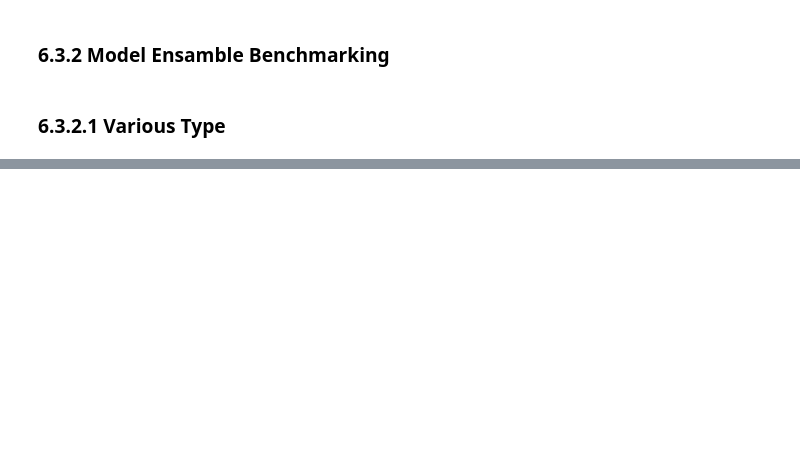
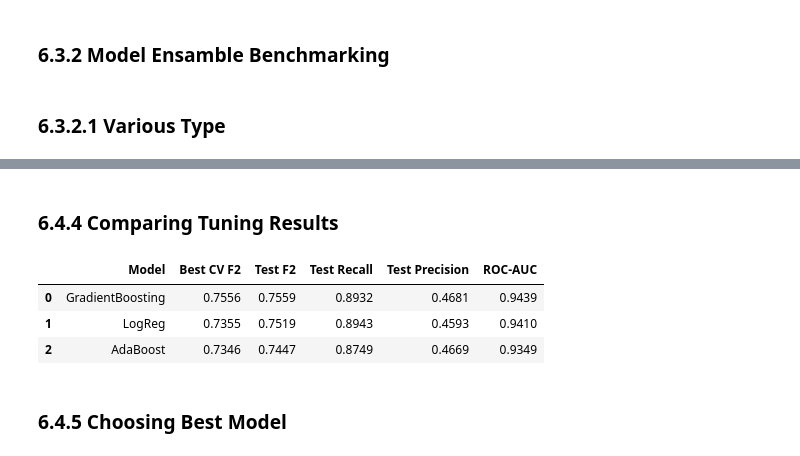
Before and after one commit to haneandreanu/bank-marketing, a Jupyter notebook: notebook/bank-marketing-analysis.ipynb, the cells around one changed output, grey strips where cells are left out. Cells and saved outputs as stored; diff of their text form; code cells hidden in the pictures; blank space fills up the shorter version.

Commit message:
Did some Hyperparameter Tuning

```diff
--- a/notebook/bank-marketing-analysis.ipynb
+++ b/notebook/bank-marketing-analysis.ipynb
@@ -1054,0 +1267,19 @@ benchmark_various
+# %%
+base_logreg = make_pipeline(LogisticRegression(random_state=RANDOM_STATE, class_weight="balanced"))
+base_logreg.fit(x_train, y_train)
+
+tuned_logreg.fit(x_train, y_train)
+
+# Before
+y_train_pred = base_logreg.predict(x_train)
+y_test_pred  = base_logreg.predict(x_test)
+print("Base Logistic Regression")
+print(f"  Train F2 : {fbeta_score(y_train, y_train_pred, beta=2):.4f}")
+print(f"  Test  F2 : {fbeta_score(y_test,  y_test_pred,  beta=2):.4f}")
+
+# After
+y_train_pred = tuned_logreg.predict(x_train)
+y_test_pred  = tuned_logreg.predict(x_test)
+print("\nTuned Logistic Regression")
+print(f"  Train F2 : {fbeta_score(y_train, y_train_pred, beta=2):.4f}")
+print(f"  Test  F2 : {fbeta_score(y_test,  y_test_pred,  beta=2):.4f}")
@@ -1054,0 +1294,40 @@ benchmark_various
+# %% [markdown]
+### **6.4.4 Comparing Tuning Results**
+# %%
+tuning_rows = []
+
+# Preprocess x_test dulu for model that doesn't have full pipeline
+preprocessor = tuned_gb.named_steps['preprocessor']
+x_test_processed = preprocessor.transform(x_test)
+
+for name, tuned_model, cv_score in [
+    ("GradientBoosting", tuned_gb,     gb_cv_score),
+    ("AdaBoost",         tuned_ada,    ada_cv_score),
+    ("LogReg",           tuned_logreg, lr_cv_score),
+]:
+    # GB punya full pipeline, Ada dan LR tidak
+    if hasattr(tuned_model, 'named_steps'):
+        y_pred  = tuned_model.predict(x_test)
+        y_proba = tuned_model.predict_proba(x_test)[:, 1]
+    else:
+        y_pred  = tuned_model.predict(x_test_processed)
+        y_proba = tuned_model.predict_proba(x_test_processed)[:, 1]
+
+    tuning_rows.append({
+        "Model"         : name,
+        "Best CV F2"    : round(cv_score, 4),
+        "Test F2"       : round(fbeta_score(y_test, y_pred, beta=2), 4),
+        "Test Recall"   : round(recall_score(y_test, y_pred), 4),
+        "Test Precision": round(precision_score(y_test, y_pred), 4),
+        "ROC-AUC"       : round(roc_auc_score(y_test, y_proba), 4),
+    })
+
+tuning_df = pd.DataFrame(tuning_rows).sort_values("Test F2", ascending=False).reset_index(drop=True)
+display(tuning_df)
+# %% [output]
+|  | Model | Best CV F2 | Test F2 | Test Recall | Test Precision | ROC-AUC |
+| 0 | GradientBoosting | 0.7556 | 0.7559 | 0.8932 | 0.4681 | 0.9439 |
+| 1 | LogReg | 0.7355 | 0.7519 | 0.8943 | 0.4593 | 0.9410 |
+| 2 | AdaBoost | 0.7346 | 0.7447 | 0.8749 | 0.4669 | 0.9349 |
+# %% [markdown]
+### **6.4.5 Choosing Best Model**
```
Also changed, not shown: parts of 40 cells of this notebook, 5 other files.
